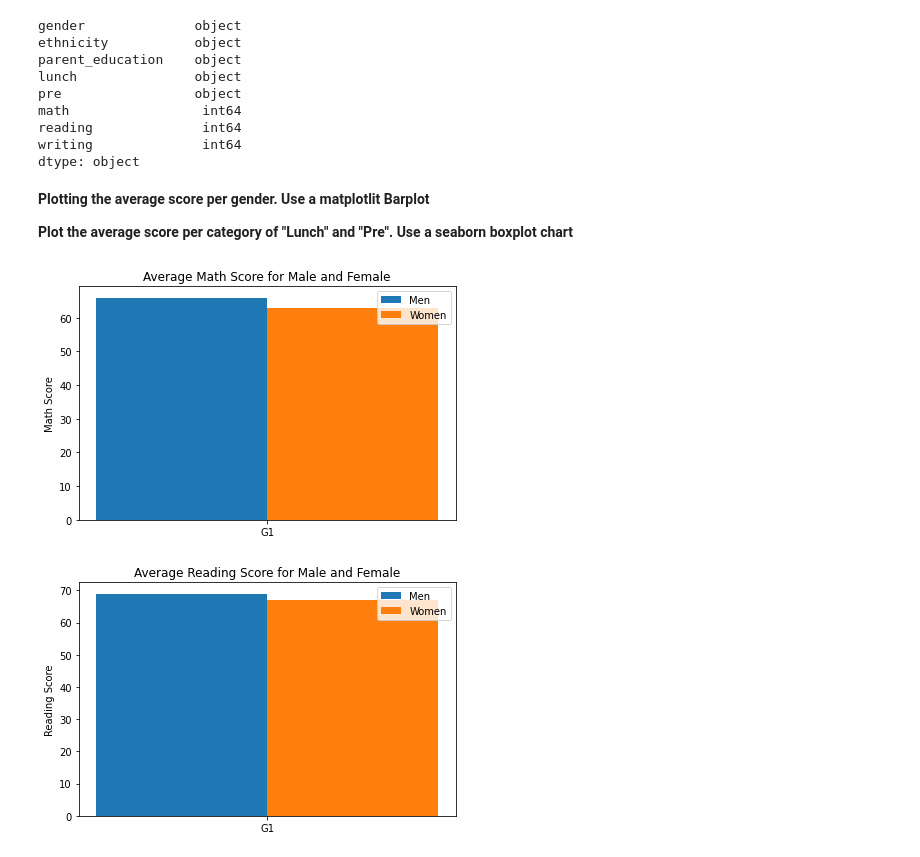
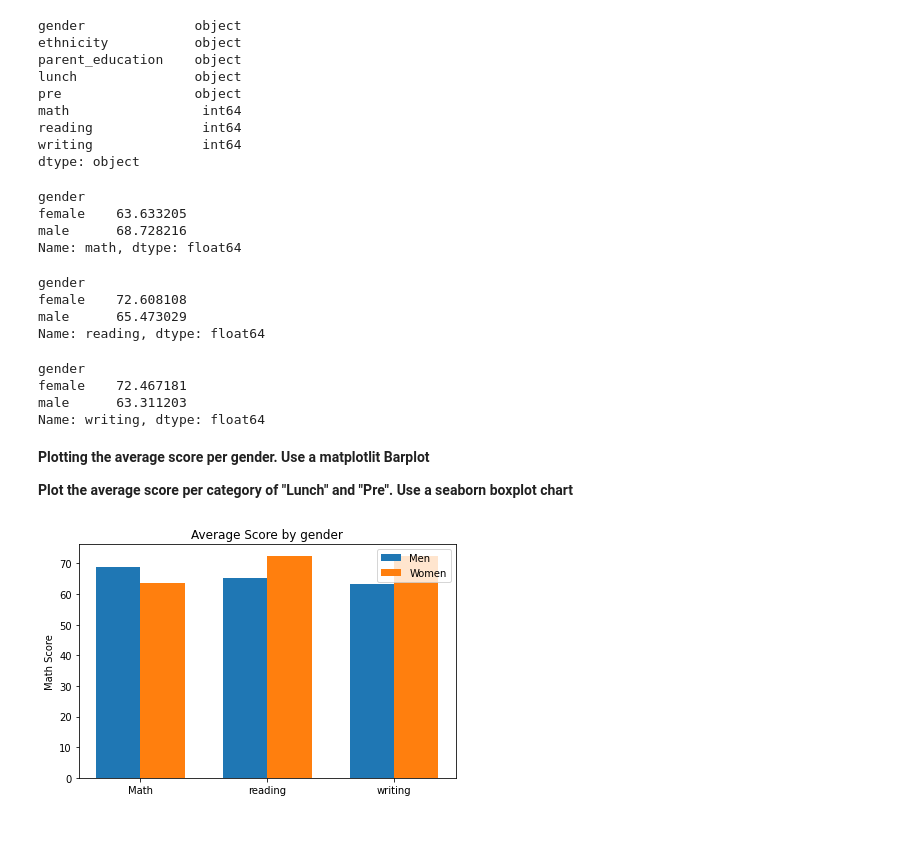
Before and after one commit to Jason131sx/CSC324, a Jupyter notebook: exam_result.ipynb, the cells around one changed output. Drawn from its saved outputs; the diff is of its cells as text; code cells hidden in the pictures; blank space fills up the shorter version.

```diff
--- a/exam_result.ipynb
+++ b/exam_result.ipynb
@@ -63,6 +56,30 @@ math                 int64
 reading              int64
 writing              int64
 dtype: object
+# %%
+math_score = score_df.groupby('gender')['math'].mean()
+math_score
+# %% [output]
+gender
+female    63.633205
+male      68.728216
+Name: math, dtype: float64
+# %%
+reading_score = score_df.groupby('gender')['reading'].mean()
+reading_score
+# %% [output]
+gender
+female    72.608108
+male      65.473029
+Name: reading, dtype: float64
+# %%
+writing_score = score_df.groupby('gender')['writing'].mean()
+writing_score
+# %% [output]
+gender
+female    72.467181
+male      63.311203
+Name: writing, dtype: float64
 # %% [markdown]
 **Plotting the average score per gender. Use a matplotlit Barplot**
 
@@ -70,56 +87,28 @@ dtype: object
 # %%
 import matplotlib.pyplot as plt
 import numpy as np
 
 
-labels = ['G1']
-men_means = [66]
-women_means = [63]
+labels = ['Math', 'reading', 'writing']
+men_means = [68.7, 65.4, 63.3]
+women_means = [63.6, 72.6, 72.4]
 
 x = np.arange(len(labels))  # the label locations
 width = 0.35  # the width of the bars
 
 fig, ax = plt.subplots()
 rects1 = ax.bar(x - width/2, men_means, width, label='Men')
 rects2 = ax.bar(x + width/2, women_means, width, label='Women')
 
 # Add some text for labels, title and custom x-axis tick labels, etc.
 ax.set_ylabel('Math Score')
-ax.set_title('Average Math Score for Male and Female')
+ax.set_title('Average Score by gender')
 ax.set_xticks(x)
 ax.set_xticklabels(labels)
 ax.legend()
 
 fig.tight_layout()
 
 plt.show()
 # %% [output]
-[figure, old version]
+[figure, new version]
-# %%
-import matplotlib.pyplot as plt
-import numpy as np
-
-
-labels = ['G1']
-men_means = [69]
-women_means = [67]
-
-x = np.arange(len(labels))  # the label locations
-width = 0.35  # the width of the bars
-
-fig, ax = plt.subplots()
-rects1 = ax.bar(x - width/2, men_means, width, label='Men')
-rects2 = ax.bar(x + width/2, women_means, width, label='Women')
-
-# Add some text for labels, title and custom x-axis tick labels, etc.
-ax.set_ylabel('Reading Score')
-ax.set_title('Average Reading Score for Male and Female')
-ax.set_xticks(x)
-ax.set_xticklabels(labels)
-ax.legend()
-
-fig.tight_layout()
-
-plt.show()
-# %% [output]
-[figure, removed]
```
Also changed, not shown: parts of 14 cells of this notebook.
